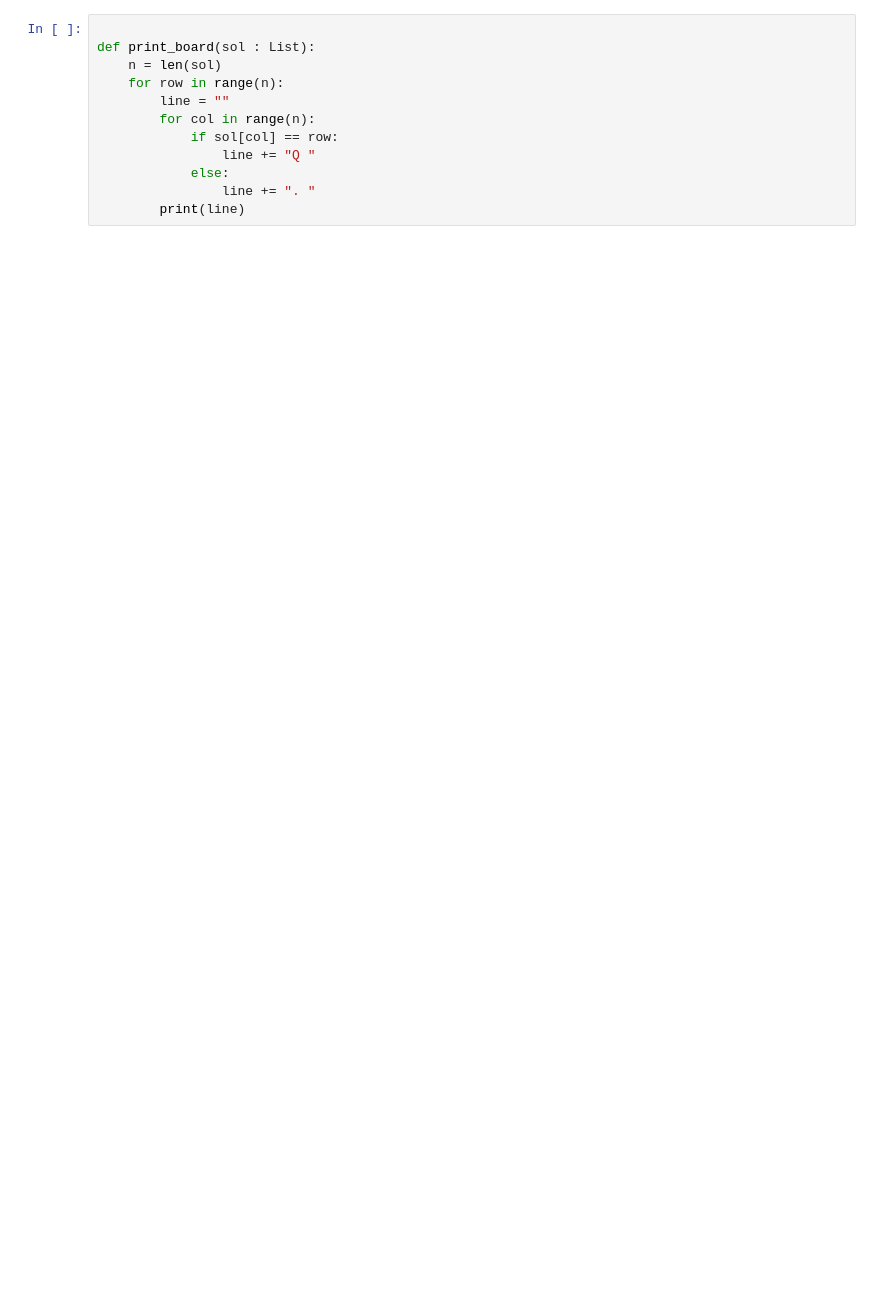
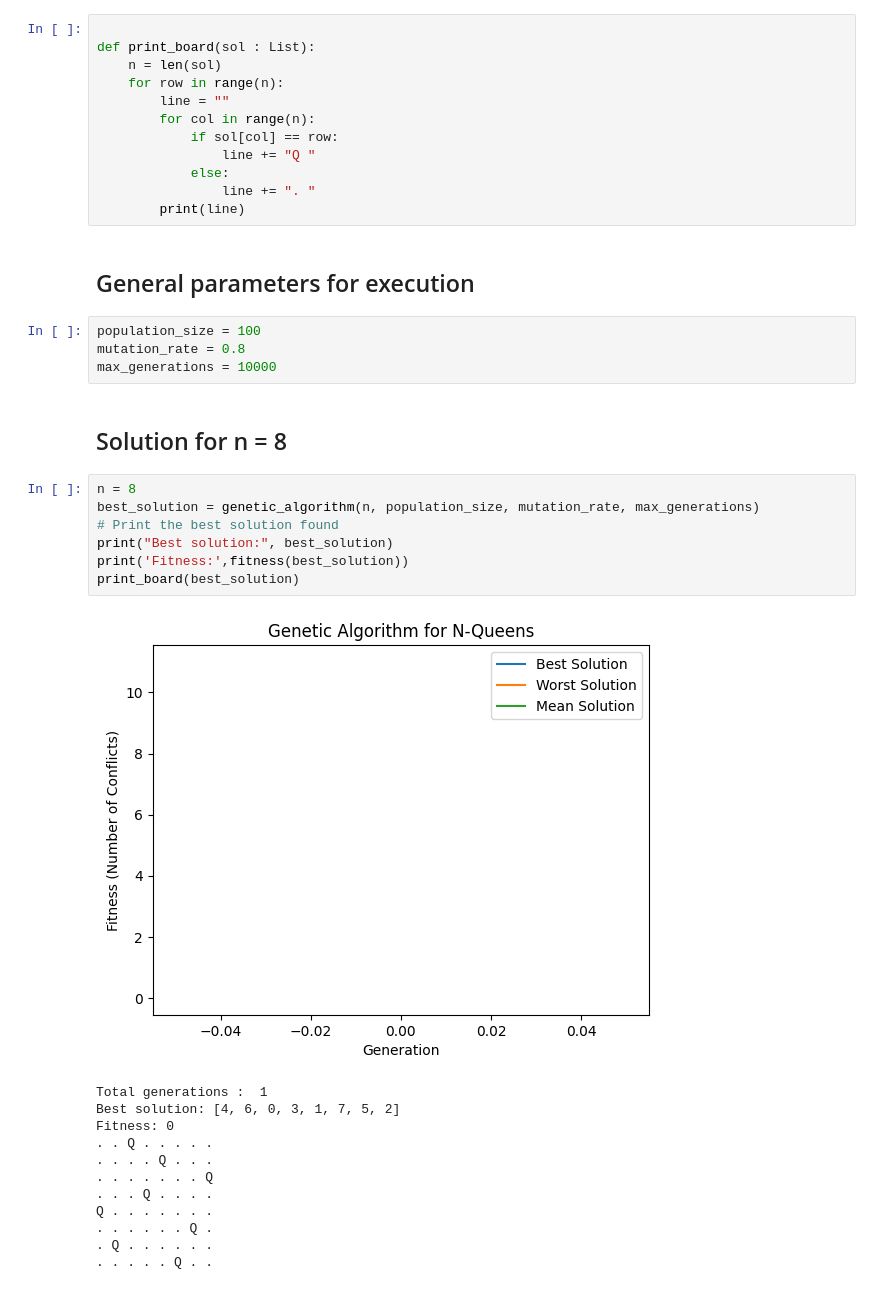
Before and after one commit to VitcSS/Queen_Evo, a Jupyter notebook: main.ipynb, the cells around one changed output. Saved outputs shown, nothing was run; the diff lists cells and outputs as text; blank space fills up the shorter version.

```diff
--- a/main.ipynb
+++ b/main.ipynb
@@ -86,3 +115,31 @@ def print_board(sol : List):
             else:
                 line += ". "
         print(line)
+# %% [markdown]
+## General parameters for execution
+# %%
+population_size = 100
+mutation_rate = 0.8
+max_generations = 10000
+# %% [markdown]
+## Solution for n = 8
+# %%
+n = 8
+best_solution = genetic_algorithm(n, population_size, mutation_rate, max_generations)
+# Print the best solution found
+print("Best solution:", best_solution)
+print('Fitness:',fitness(best_solution))
+print_board(best_solution)
+# %% [output]
+[figure, added]
+Total generations :  1
+Best solution: [4, 6, 0, 3, 1, 7, 5, 2]
+Fitness: 0
+. . Q . . . . .
+. . . . Q . . .
+. . . . . . . Q
+. . . Q . . . .
+Q . . . . . . .
+. . . . . . Q .
+. Q . . . . . .
+. . . . . Q . .
```
Also changed, not shown: parts of 18 cells of this notebook.
